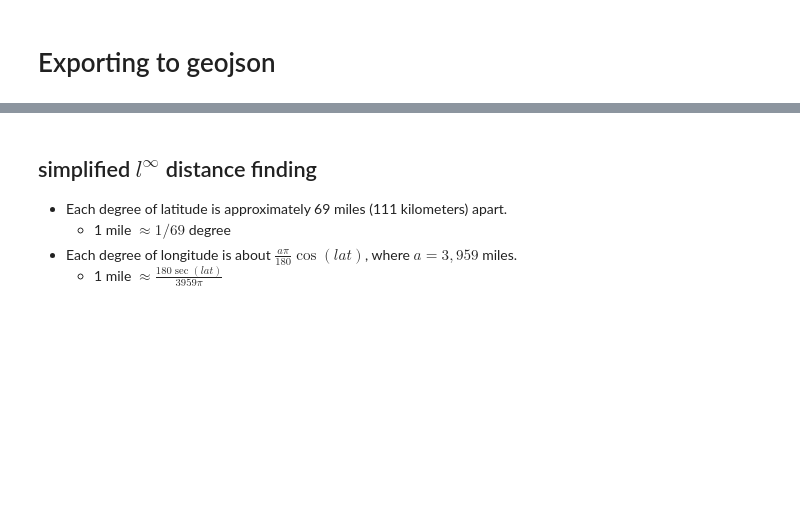
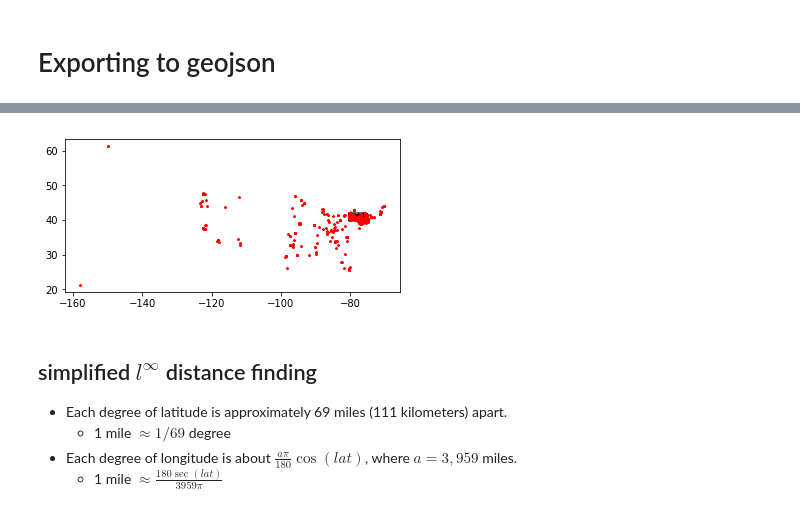
Before and after one commit to phrig/cheapest_seats_analysis, a Jupyter notebook: Geopandas experiment.ipynb, the cells around one changed output, grey strips where cells are left out. Cells and saved outputs as stored; diff of their text form; code cells hidden in the pictures; blank space fills up the shorter version.

```diff
--- a/Geopandas experiment.ipynb
+++ b/Geopandas experiment.ipynb
@@ -76,3 +107,7 @@ gdf.plot(ax=base, marker='*', color='red', markersize=5);
+# %%
+plot(geo_receipt, pa_counties);
+# %% [output]
+[figure, added]
 # %% [markdown]
 ## simplified $l^\infty$ distance finding
 
```
Also changed, not shown: parts of 15 cells of this notebook, 1 other file.
